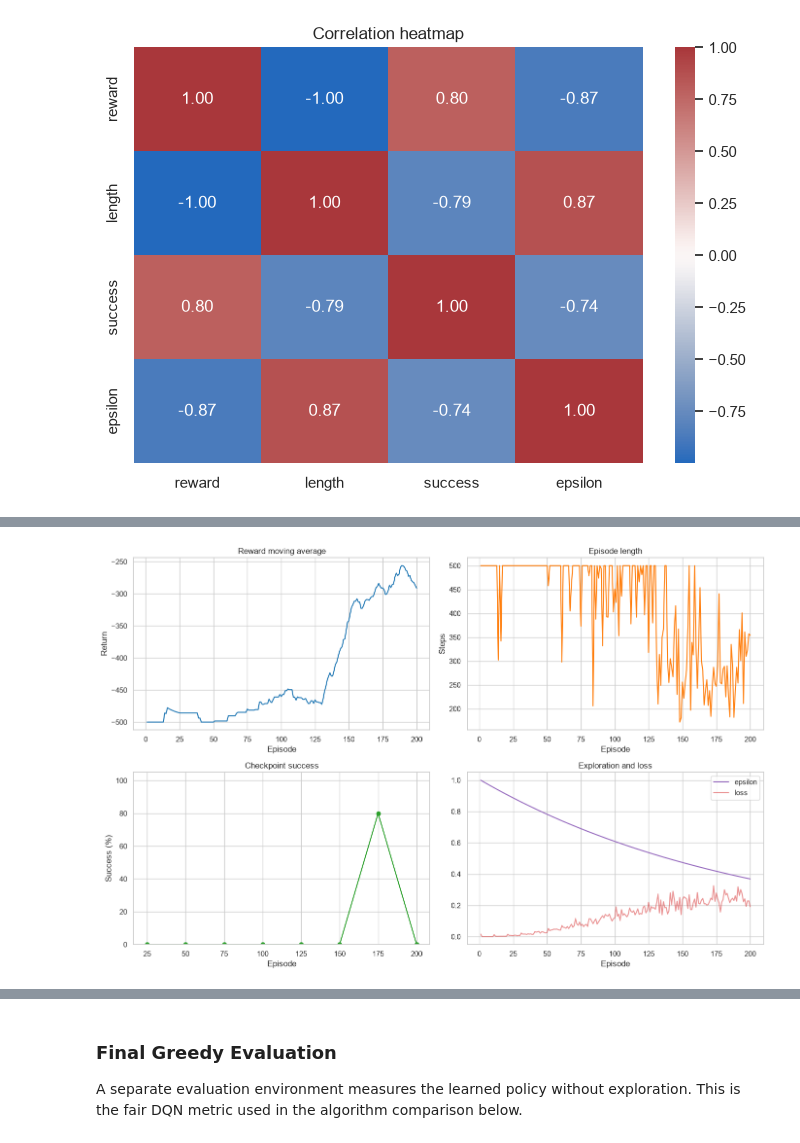
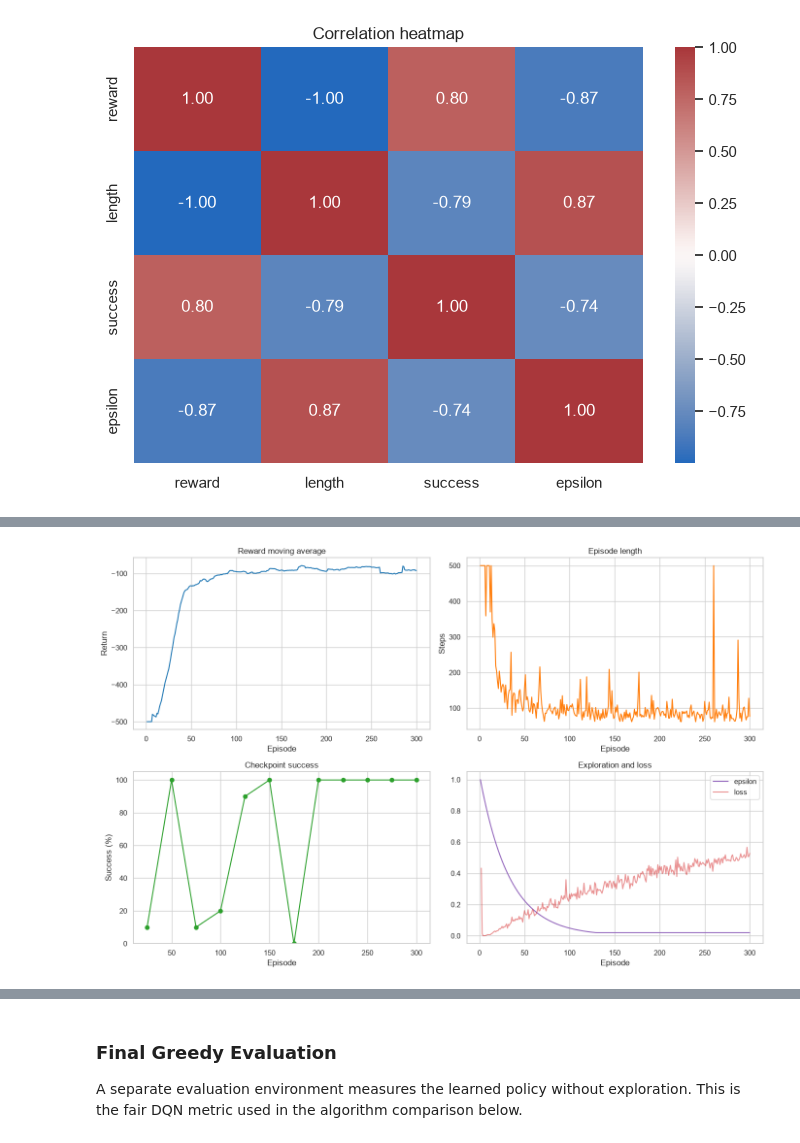
Before and after one commit to Nizarel/RL-AI572, a Jupyter notebook: Assignment_3/DQN_Acrobot_Documented.ipynb, the cells around one changed output, grey strips where cells are left out. Drawn from its saved outputs; the diff is of its cells as text; code cells hidden in the pictures.

```diff
--- a/Assignment_3/DQN_Acrobot_Documented.ipynb
+++ b/Assignment_3/DQN_Acrobot_Documented.ipynb
@@ -43,11 +43,19 @@ FIGURES_DIR = OUTPUT_DIR / "figures"
 FIGURES_DIR.mkdir(parents=True, exist_ok=True)
 
 CONFIG = {
-    "seed": SEED, "num_episodes": 200, "max_steps": 500,
-    "eval_interval": 25, "eval_episodes": 10, "gamma": 0.99,
-    "epsilon_start": 1.0, "epsilon_min": 0.05, "epsilon_decay": 0.995,
-    "batch_size": 64, "learning_rate": 1e-3, "replay_capacity": 20_000,
-    "target_update": 10, "hidden_dim": 128, "moving_average_window": 25,
+    # --- experiment control ---
+    "seed": SEED, "num_episodes": 300, "max_steps": 500,
+    "eval_interval": 25, "eval_episodes": 10, "moving_average_window": 25,
+    # --- refined DQN hyperparameters ---
+    "gamma": 0.99,              # long horizon: Acrobot needs ~100 steps of credit assignment
+    "learning_rate": 5e-4,      # halved from 1e-3 -> smoother Q updates, less target chasing
+    "batch_size": 128,          # doubled -> lower gradient variance per step
+    "hidden_dim": 128,
+    "replay_capacity": 100_000, # keeps rare early successes available for replay
+    "learning_starts": 1_000,   # warm-up: no gradient steps until the buffer is diverse
+    "tau": 0.005,               # soft target update every step (replaces hard sync every 10 episodes)
+    "grad_clip": 10.0,          # clip global gradient norm to avoid destructive updates
+    "epsilon_start": 1.0, "epsilon_min": 0.02, "epsilon_decay": 0.97,  # reaches ~0.05 by episode 100
 }
 print(f"Output directory: {OUTPUT_DIR.resolve()}")
 display(pd.Series(CONFIG, name="value").to_frame())
@@ -273,9 +295,8 @@ class ReplayBuffer:
     def __init__(self, capacity): self.data = deque(maxlen=capacity)
     def add(self, *transition): self.data.append(transition)
     def sample(self, size):
-        batch = random.sample(self.data, size)
-        states, actions, rewards, next_states, dones = zip(*batch)
-        return (torch.tensor(np.asarray(states), dtype=torch.float32), torch.tensor(actions),
+        states, actions, rewards, next_states, dones = zip(*random.sample(self.data, size))
+        return (torch.tensor(np.asarray(states), dtype=torch.float32), torch.tensor(actions, dtype=torch.int64),
                 torch.tensor(rewards, dtype=torch.float32), torch.tensor(np.asarray(next_states), dtype=torch.float32),
                 torch.tensor(dones, dtype=torch.float32))
     def __len__(self): return len(self.data)
@@ -293,13 +314,30 @@ def action_for(network, state, epsilon, action_dim):
 def evaluate(network, env, episodes, max_steps):
     values = []
     for _ in range(episodes):
-        state, _ = env.reset(); total = 0; terminated = False
+        state, _ = env.reset(); total, terminated, step = 0.0, False, 0
         for step in range(max_steps):
-            state, reward, terminated, truncated, _ = env.step(action_for(network, state, 0, env.action_space.n))
+            state, reward, terminated, truncated, _ = env.step(action_for(network, state, 0.0, env.action_space.n))
             total += reward
             if terminated or truncated: break
         values.append((total, step + 1, int(terminated)))
     return np.asarray(values)
+
+def learn(policy, target, optimizer, memory, config):
+    """One Double-DQN update: Huber loss, gradient clipping, soft target sync."""
+    states, actions, rewards, next_states, dones = memory.sample(config["batch_size"])
+    current = policy(states).gather(1, actions.unsqueeze(1)).squeeze(1)
+    with torch.no_grad():
+        best_next = policy(next_states).argmax(1, keepdim=True)                # online net selects
+        next_values = target(next_states).gather(1, best_next).squeeze(1)      # target net evaluates
+        targets = rewards + config["gamma"] * next_values * (1 - dones)
+    loss = F.smooth_l1_loss(current, targets)                                  # Huber: robust to Q outliers
+    optimizer.zero_grad(); loss.backward()
+    nn.utils.clip_grad_norm_(policy.parameters(), config["grad_clip"])
+    optimizer.step()
+    with torch.no_grad():
+        for target_param, param in zip(target.parameters(), policy.parameters()):
+            target_param.mul_(1 - config["tau"]).add_(config["tau"] * param)   # Polyak averaging
+    return loss.item()
 
 def train_dqn(config):
     random.seed(config["seed"]); np.random.seed(config["seed"]); torch.manual_seed(config["seed"])
@@ -308,27 +346,31 @@ def train_dqn(config):
     policy = DQN(state_dim, config["hidden_dim"], action_dim); target = DQN(state_dim, config["hidden_dim"], action_dim)
     target.load_state_dict(policy.state_dict()); optimizer = optim.Adam(policy.parameters(), lr=config["learning_rate"])
     memory, epsilon = ReplayBuffer(config["replay_capacity"]), config["epsilon_start"]
-    records, checkpoints, losses = [], [], []
+    records, checkpoints = [], []
     start = time.time()
     for episode in range(1, config["num_episodes"] + 1):
-        state, _ = train_env.reset(seed=config["seed"] + episode); total = 0; success = 0; step_losses = []
+        state, _ = train_env.reset(seed=config["seed"] + episode); total, success, step_losses = 0.0, 0, []
         for step in range(config["max_steps"]):
-            action = action_for(policy, state, epsilon, action_dim); next_state, reward, terminated, truncated, _ = train_env.step(action)
-            memory.add(state, action, float(reward), next_state, terminated or truncated); state, total = next_state, total + reward
-            if len(memory) >= config["batch_size"]:
-                states, actions, rewards, next_states, dones = memory.sample(config["batch_size"])
-                current = policy(states).gather(1, actions.long().unsqueeze(1)).squeeze(1)
-                with torch.no_grad(): target_values = rewards + config["gamma"] * target(next_states).max(1).values * (1 - dones)
-                loss = F.mse_loss(current, target_values); optimizer.zero_grad(); loss.backward(); optimizer.step(); step_losses.append(loss.item())
+            action = action_for(policy, state, epsilon, action_dim)
+            next_state, reward, terminated, truncated, _ = train_env.step(action)
+            # Only `terminated` blocks bootstrapping; a 500-step time-out is not a real terminal state.
+            memory.add(state, action, float(reward), next_state, float(terminated))
+            state, total = next_state, total + reward
+            if len(memory) >= config["learning_starts"]:
+                step_losses.append(learn(policy, target, optimizer, memory, config))
             if terminated: success = 1; break
             if truncated: break
-        records.append((episode, total, step + 1, success, epsilon, np.mean(step_losses) if step_losses else np.nan)); epsilon = max(config["epsilon_min"], epsilon * config["epsilon_decay"])
+        records.append((episode, total, step + 1, success, epsilon, np.mean(step_losses) if step_losses else np.nan))
+        epsilon = max(config["epsilon_min"], epsilon * config["epsilon_decay"])
         if episode % config["eval_interval"] == 0:
-            evaluation = evaluate(policy, eval_env, config["eval_episodes"], config["max_steps"]); checkpoints.append((episode, 100 * evaluation[:, 2].mean()))
-            print(f"Episode {episode:3d}: reward={total:7.1f}, success={checkpoints[-1][1]:5.1f}%")
-        if episode % config["target_update"] == 0: target.load_state_dict(policy.state_dict())
+            evaluation = evaluate(policy, eval_env, config["eval_episodes"], config["max_steps"])
+            checkpoints.append((episode, 100 * evaluation[:, 2].mean(), evaluation[:, 0].mean()))
+            print(f"Episode {episode:3d}: train reward={total:7.1f}, eps={epsilon:.3f}, greedy reward={checkpoints[-1][2]:7.1f}, success={checkpoints[-1][1]:5.1f}%")
     train_env.close(); eval_env.close()
-    return policy, pd.DataFrame(records, columns=["episode", "reward", "length", "success", "epsilon", "loss"]), pd.DataFrame(checkpoints, columns=["episode", "success_rate_pct"]), time.time() - start
+    return (policy,
+            pd.DataFrame(records, columns=["episode", "reward", "length", "success", "epsilon", "loss"]),
+            pd.DataFrame(checkpoints, columns=["episode", "success_rate_pct", "mean_reward"]),
+            time.time() - start)
 
 RUN_TRAINING = True
 if RUN_TRAINING:
@@ -363,4 +409,4 @@ Episode 200: reward= -353.0, success=  0.0%
-[figure, old version]
+[figure, new version]
 # %%
 if RUN_TRAINING:
     final_eval_env = gym.make("Acrobot-v1")
```
Also changed, not shown: parts of 8 cells of this notebook, 16 other files.
